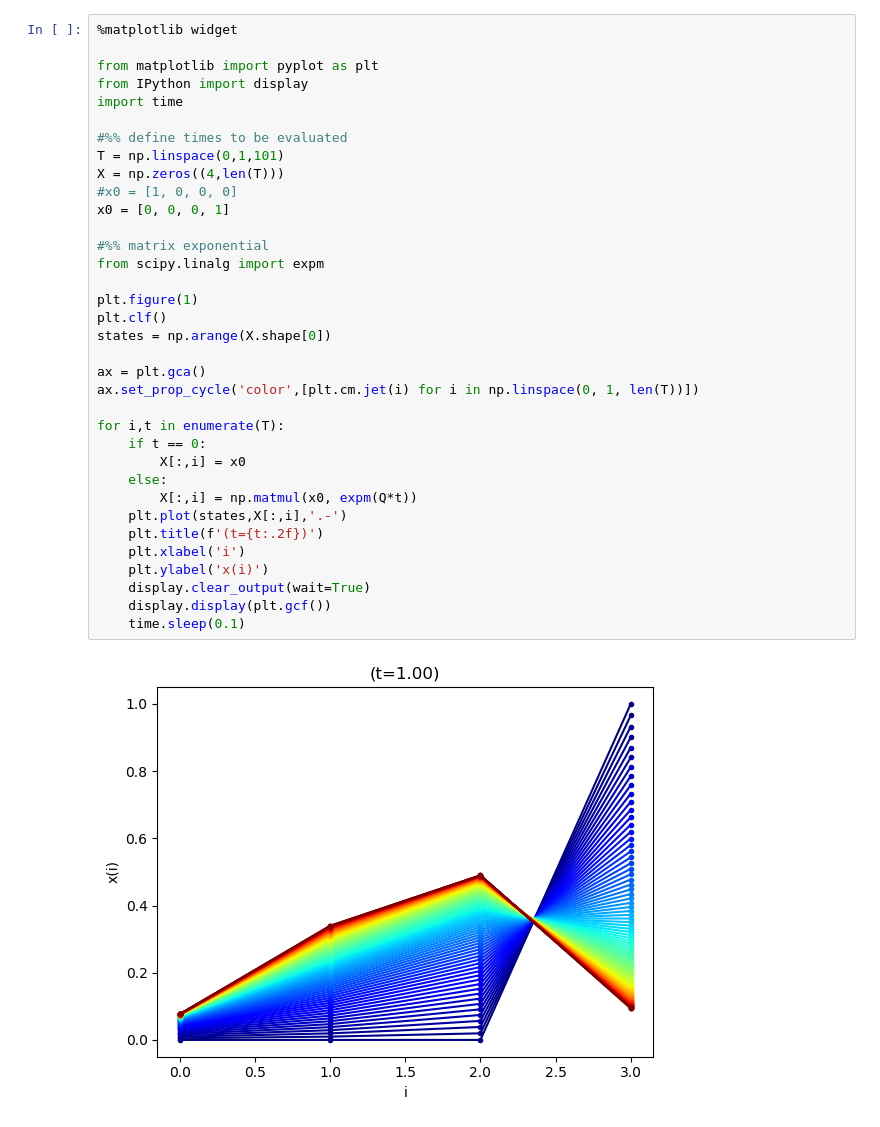
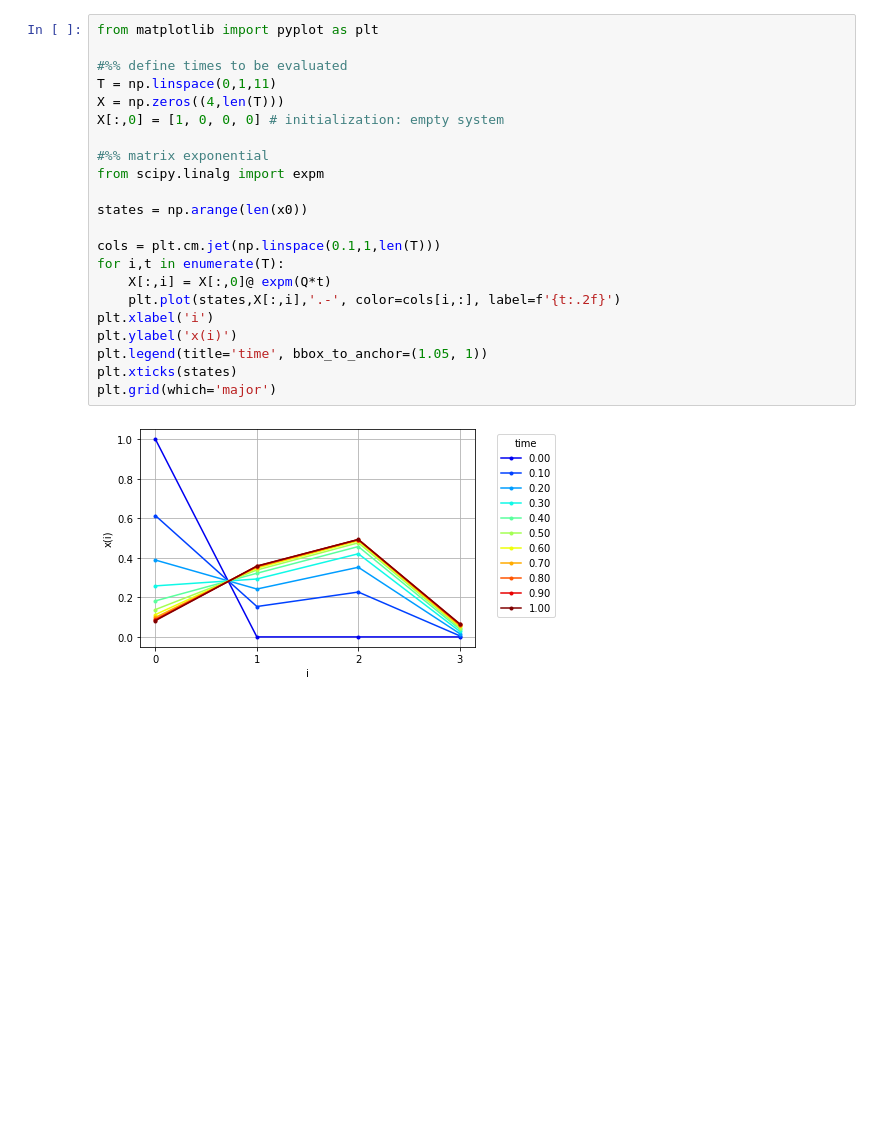
Before and after one commit to hossfeld/performance-modeling, a Jupyter notebook: chapter3_stochasticProcesses/ch3-5-markovProcess.ipynb, the cells around one changed output. Cells and saved outputs as stored; diff of their text form; blank space fills up the shorter version.

```diff
--- a/chapter3_stochasticProcesses/ch3-5-markovProcess.ipynb
+++ b/chapter3_stochasticProcesses/ch3-5-markovProcess.ipynb
@@ -38,39 +57,26 @@ _Note_ How to [install interactive widgets in jupyter lab](https://stackoverflow
 # %%
-%matplotlib widget
-
 from matplotlib import pyplot as plt
-from IPython import display
-import time
 
 #%% define times to be evaluated
-T = np.linspace(0,1,101)
+T = np.linspace(0,1,11)
 X = np.zeros((4,len(T)))
-#x0 = [1, 0, 0, 0]
-x0 = [0, 0, 0, 1]
+X[:,0] = [1, 0, 0, 0] # initialization: empty system
 
 #%% matrix exponential
 from scipy.linalg import expm
 
-plt.figure(1)
-plt.clf()
-states = np.arange(X.shape[0])
+states = np.arange(len(x0))
 
-ax = plt.gca()
-ax.set_prop_cycle('color',[plt.cm.jet(i) for i in np.linspace(0, 1, len(T))])
-
+cols = plt.cm.jet(np.linspace(0.1,1,len(T)))
 for i,t in enumerate(T):
-    if t == 0:
-        X[:,i] = x0
-    else:
-        X[:,i] = np.matmul(x0, expm(Q*t))
-    plt.plot(states,X[:,i],'.-')
-    plt.title(f'(t={t:.2f})')
-    plt.xlabel('i')
-    plt.ylabel('x(i)')
-    display.clear_output(wait=True)
-    display.display(plt.gcf())
-    time.sleep(0.1)
+    X[:,i] = X[:,0]@ expm(Q*t)
+    plt.plot(states,X[:,i],'.-', color=cols[i,:], label=f'{t:.2f}')
+plt.xlabel('i')
+plt.ylabel('x(i)')
+plt.legend(title='time', bbox_to_anchor=(1.05, 1))
+plt.xticks(states)
+plt.grid(which='major')
 # %% [output]
-[figure, old version]
+[figure, new version]
 # %% [markdown]
 ## Comparison with Steady State Probabilities
```
Also changed, not shown: parts of 8 cells of this notebook, 1 other file.
